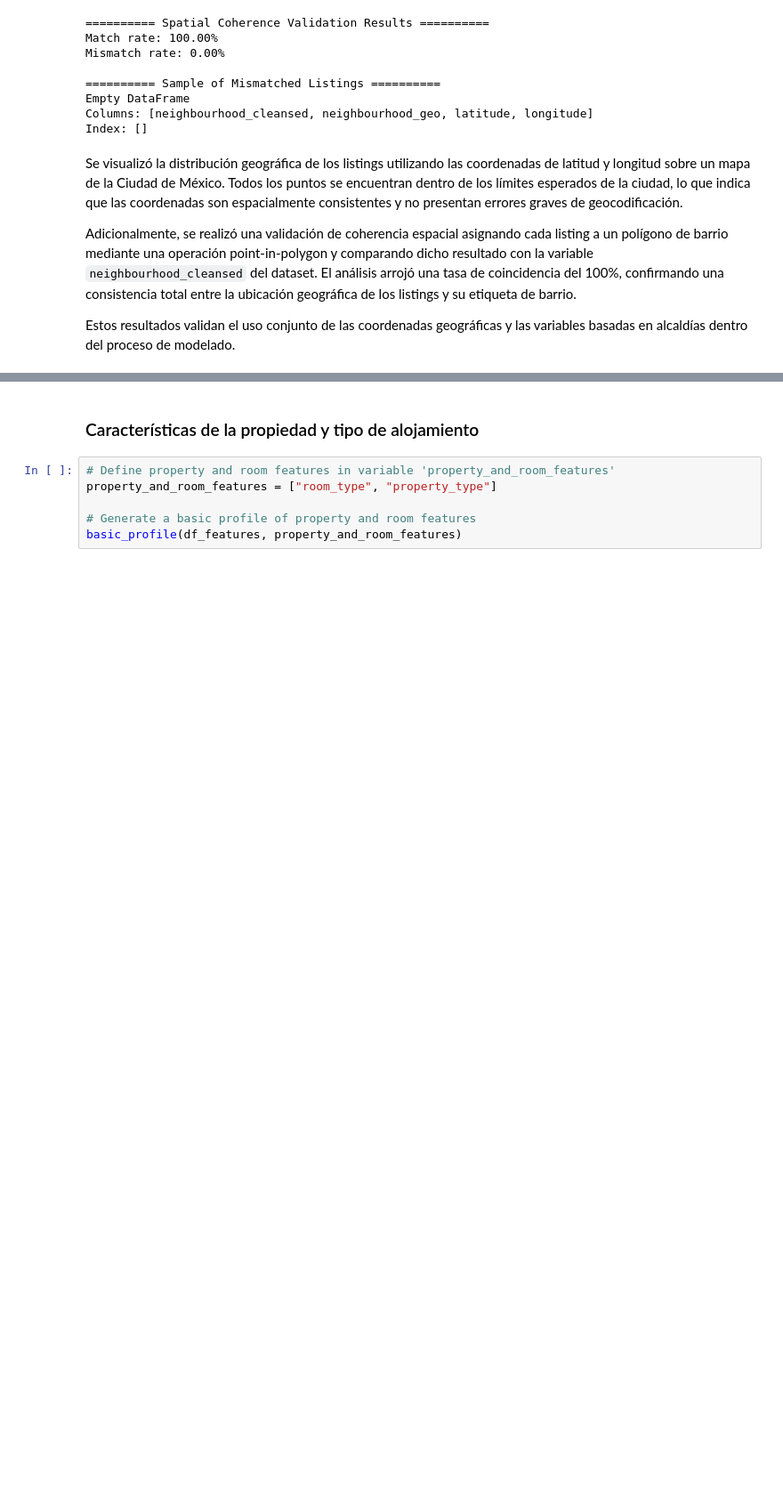
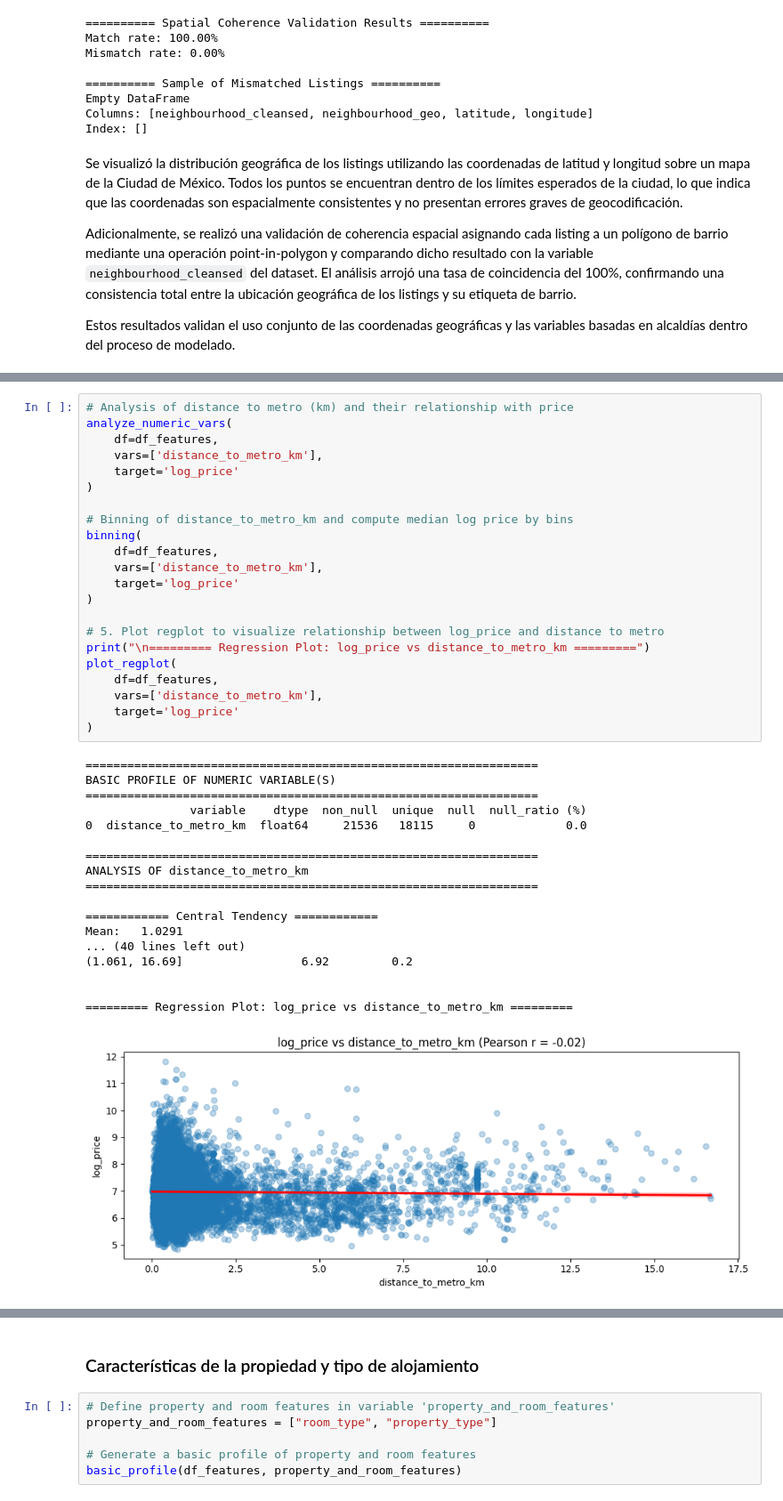
Before and after one commit to josue-rdgzcb/airbnb-price-prediction-cdmx, a Jupyter notebook: notebooks/01_data_exploration.ipynb, the cells around one changed output, grey strips where cells are left out. Shown at 89% size. Drawn from its saved outputs; the diff is of its cells as text; blank space fills up the shorter version.

Commit message:
update notebook 01: analysis of metro accessibility impact of airbnb listings values

```diff
--- a/notebooks/01_data_exploration.ipynb
+++ b/notebooks/01_data_exploration.ipynb
@@ -1609,0 +1724,41 @@ Estos resultados validan el uso conjunto de las coordenadas geográficas y las v
+# %%
+# Analysis of distance to metro (km) and their relationship with price
+analyze_numeric_vars(
+    df=df_features,
+    vars=['distance_to_metro_km'],
+    target='log_price'
+)
+
+# Binning of distance_to_metro_km and compute median log price by bins
+binning(
+    df=df_features,
+    vars=['distance_to_metro_km'],
+    target='log_price'
+)
+
+# 5. Plot regplot to visualize relationship between log_price and distance to metro
+print("\n========= Regression Plot: log_price vs distance_to_metro_km =========")
+plot_regplot(
+    df=df_features,
+    vars=['distance_to_metro_km'],
+    target='log_price'
+)
+# %% [output]
+=================================================================
+BASIC PROFILE OF NUMERIC VARIABLE(S)
+=================================================================
+               variable    dtype  non_null  unique  null  null_ratio (%)
+0  distance_to_metro_km  float64     21536   18115     0             0.0
+
+=================================================================
+ANALYSIS OF distance_to_metro_km
+=================================================================
+
+============ Central Tendency ============
+Mean:   1.0291
+... (40 lines left out)
+(1.061, 16.69]                 6.92         0.2
+
+
+========= Regression Plot: log_price vs distance_to_metro_km =========
+[figure, added]
```
Also changed, not shown: parts of 64 cells of this notebook.
